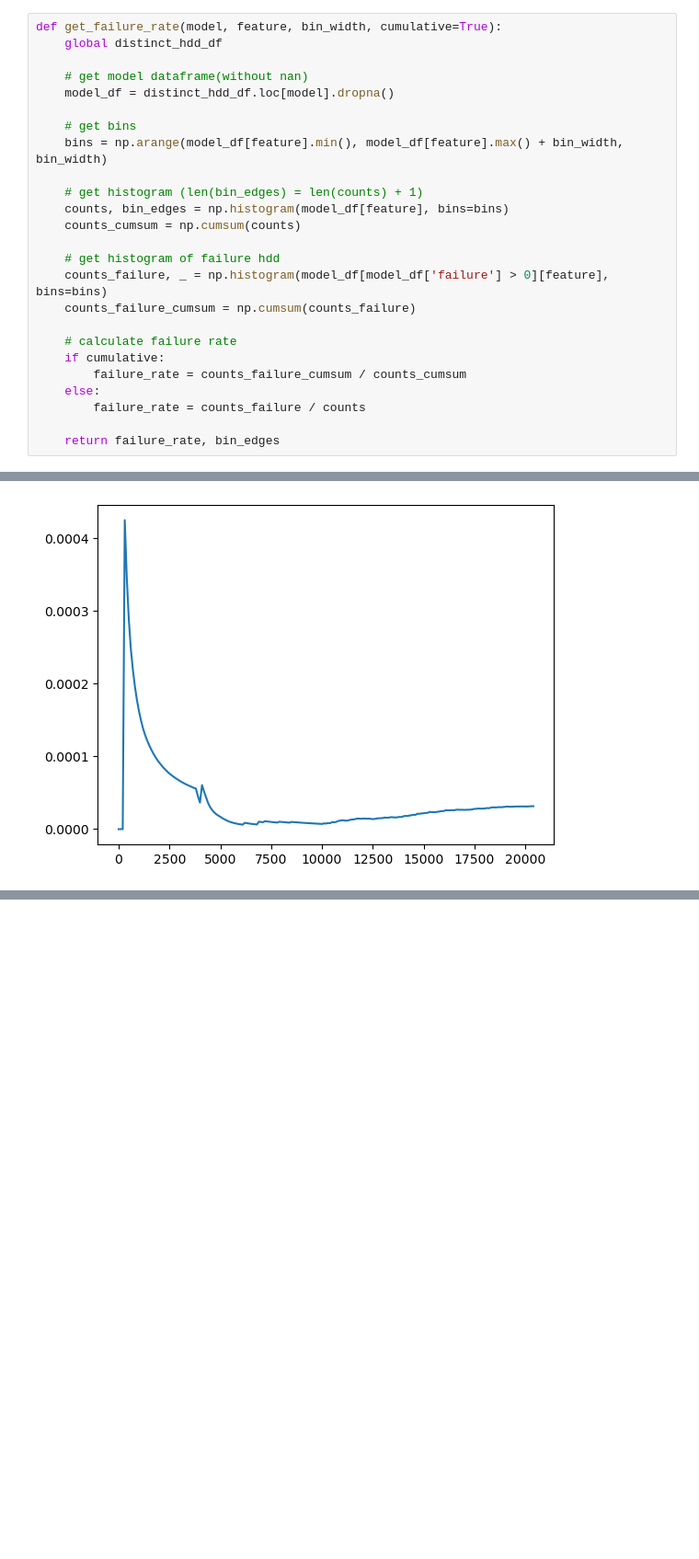
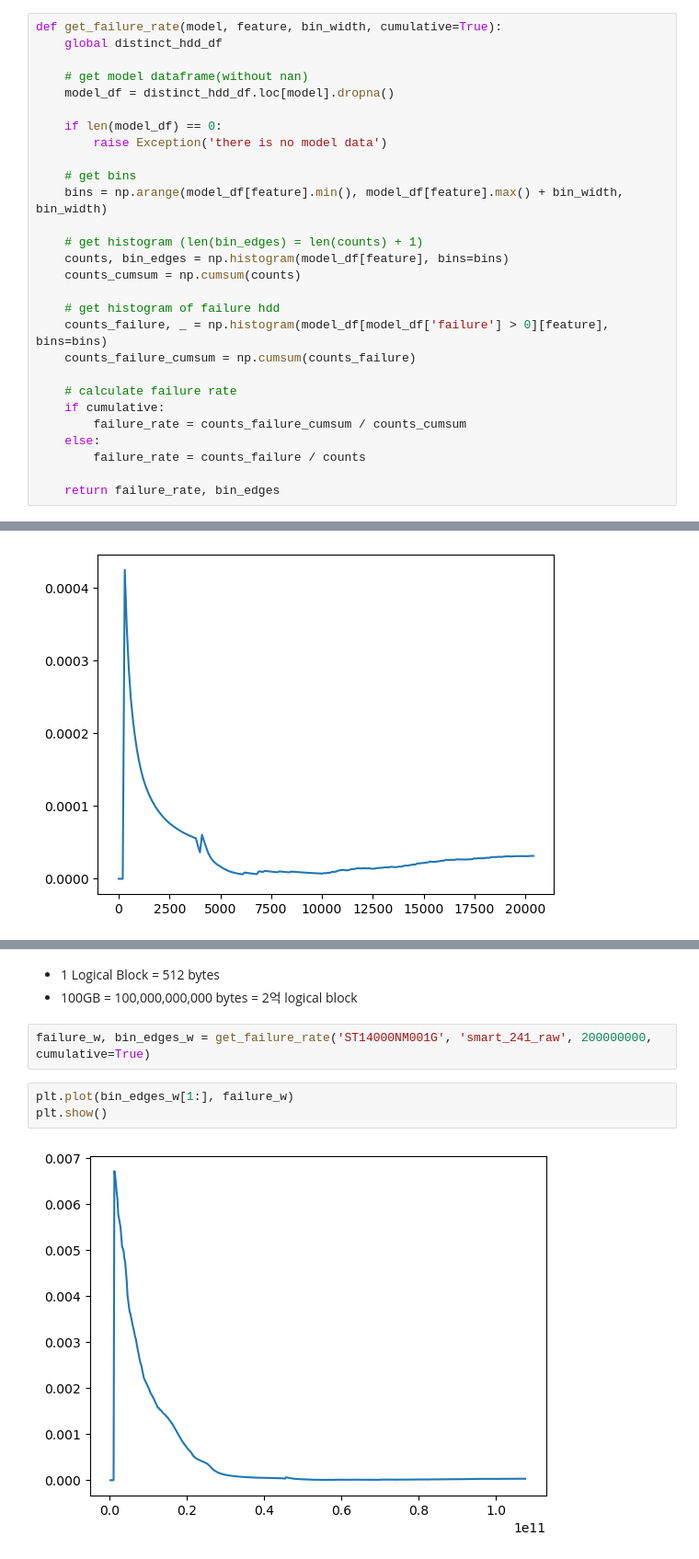
Before and after one commit to shythm/sw-application-2023-2, a Jupyter notebook: hdd-failure-analysis.ipynb, the cells around one changed output, grey strips where cells are left out. Shown at 92% size. Saved outputs shown, nothing was run; the diff lists cells and outputs as text; blank space fills up the shorter version.

```diff
--- a/hdd-failure-analysis.ipynb
+++ b/hdd-failure-analysis.ipynb
@@ -126,6 +122,9 @@ def get_failure_rate(model, feature, bin_width, cumulative=True):
 
     # get model dataframe(without nan)
     model_df = distinct_hdd_df.loc[model].dropna()
+
+    if len(model_df) == 0:
+        raise Exception('there is no model data')
 
     # get bins
     bins = np.arange(model_df[feature].min(), model_df[feature].max() + bin_width, bin_width)
@@ -180,0 +162,10 @@ plt.show()
+# %% [markdown]
+- 1 Logical Block = 512 bytes
+- 100GB = 100,000,000,000 bytes = 2억 logical block
+# %%
+failure_w, bin_edges_w = get_failure_rate('ST14000NM001G', 'smart_241_raw', 200000000, cumulative=True)
+# %%
+plt.plot(bin_edges_w[1:], failure_w)
+plt.show()
+# %% [output]
+[figure, added]
```
Also changed, not shown: parts of 11 cells of this notebook.
